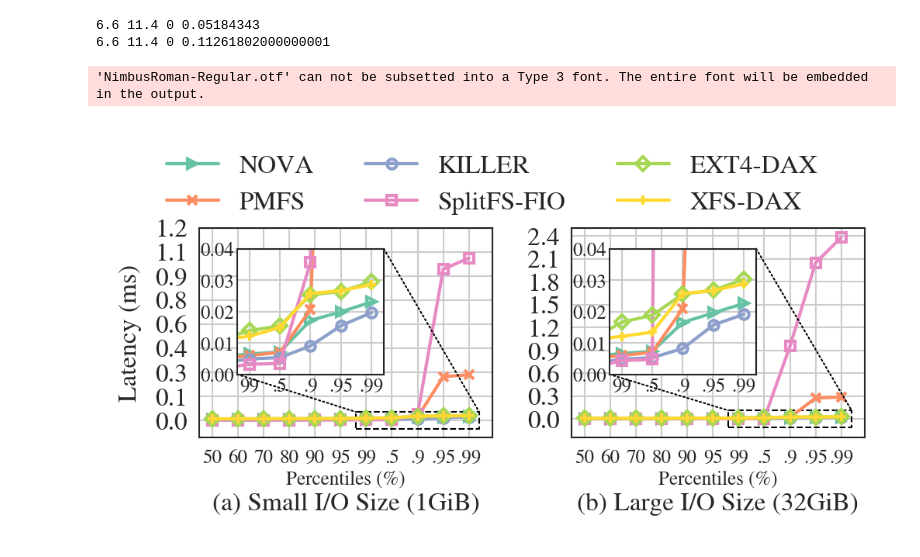
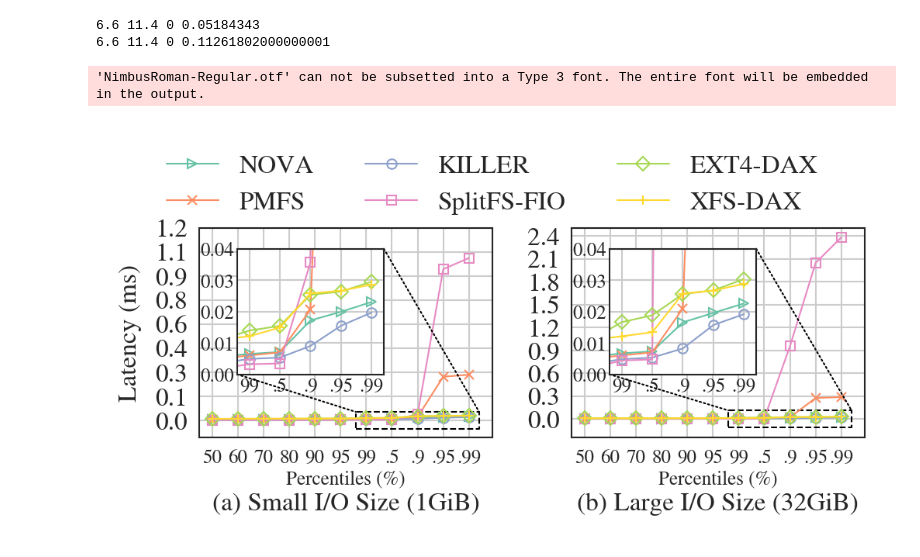
Before and after one commit to WOFS-for-PM/tests, a Jupyter notebook: killer-asplos/FIG-TailLatency/plot.ipynb, the cells around one changed output. Drawn from its saved outputs; the diff is of its cells as text; code cells hidden in the pictures.

```diff
--- a/killer-asplos/FIG-TailLatency/plot.ipynb
+++ b/killer-asplos/FIG-TailLatency/plot.ipynb
@@ -79,7 +79,7 @@ for fsize_idx, fsize in enumerate(fsizes):
     ys = []
     for idx, fs in enumerate(fss):
         y = list(df[(df['file_system'] == fs) & (df['file_size'] == fsize)].iloc[:, 2 : 3 + len(tail_latency_percentiles)].iloc[0] / 1000 / 1000)
-        axins.plot(tail_latency_percentile, df[(df['file_system'] == fs) & (df['file_size'] == fsize)].iloc[:, 2 : 2 + len(tail_latency_percentiles)].iloc[0] / 1000 / 1000, color=plt.get_cmap('Set2')(idx), markerfacecolor='none', linewidth=1, label=fs, marker=marks[idx], markeredgecolor=plt.get_cmap('Set2')(idx), markersize=3)
+        axins.plot(tail_latency_percentile, df[(df['file_system'] == fs) & (df['file_size'] == fsize)].iloc[:, 2 : 2 + len(tail_latency_percentiles)].iloc[0] / 1000 / 1000, color=plt.get_cmap('Set2')(idx), markerfacecolor='none', linewidth=0.5, label=fs, marker=marks[idx], markeredgecolor=plt.get_cmap('Set2')(idx), markersize=3, markeredgewidth=0.5)
         ys.append(y)
 
     tx0, tx1, ty0, ty1 = zoom_in(axins, tail_latency_percentile, ys, len(tail_latency_percentiles) - 5, len(tail_latency_percentiles) - 1)
@@ -115,32 +115,32 @@ for fsize_idx, fsize in enumerate(fsizes):
     xy2 = (tx1, 0.04)
     con = ConnectionPatch(xyA=xy2,xyB=xy,coordsA="data",coordsB="data",
             axesA=axins,axesB=ax, lw=0.5, ls=":",)
     axins.add_artist(con)
 
     # draw
     for idx, fs in enumerate(fss):
-        line, = plt.plot(tail_latency_percentile, df[(df['file_system'] == fs) & (df['file_size'] == fsize)].iloc[:, 2 : 2 + len(tail_latency_percentiles)].iloc[0] / 1000 / 1000, color=plt.get_cmap('Set2')(idx), markerfacecolor='none', linewidth=1, label=fs, marker=marks[idx], markeredgecolor=plt.get_cmap('Set2')(idx), markersize=3)
+        line, = plt.plot(tail_latency_percentile, df[(df['file_system'] == fs) & (df['file_size'] == fsize)].iloc[:, 2 : 2 + len(tail_latency_percentiles)].iloc[0] / 1000 / 1000, color=plt.get_cmap('Set2')(idx), markerfacecolor='none', linewidth=0.5, label=fs, marker=marks[idx], markeredgecolor=plt.get_cmap('Set2')(idx), markersize=3, markeredgewidth=0.5)
         if fsize_idx == 0:
             lines.append(line)
 
     plt.xticks(tail_latency_percentile, labels=tail_latency_percentiles, fontsize=6)
     if fsize_idx == 0:
         plt.yticks(np.linspace(0, 1.2, 9), fontsize=8)
     else:
         plt.yticks(np.linspace(0, 2.4, 9), fontsize=8)
 
     subfig.text(0.5, -0.2, "Percentiles (%)", ha='center', va='center', fontsize=6, transform=subfig.transAxes)
     plt.xlabel(subfig_titles[fsize_idx], fontsize=8, labelpad=8)
     if fsize_idx == 0:
         plt.ylabel("Latency (ms)", fontsize=8)
     subfig.yaxis.set_major_formatter(mtick.FormatStrFormatter('%.1f'))
 
 fig.legend(fss, handles=lines, loc='center', ncol=3, bbox_to_anchor=(0.5, 1), fontsize=8)
 
 plt.tight_layout()
 plt.savefig("./FIG-IO-TailLatency.pdf", bbox_inches='tight', pad_inches=0)
 # %% [output]
 6.6 11.4 0 0.05184343
 6.6 11.4 0 0.11261802000000001
 'NimbusRoman-Regular.otf' can not be subsetted into a Type 3 font. The entire font will be embedded in the output.
-[figure, old version]
+[figure, new version]
```
Also changed, not shown: 40 other files.
